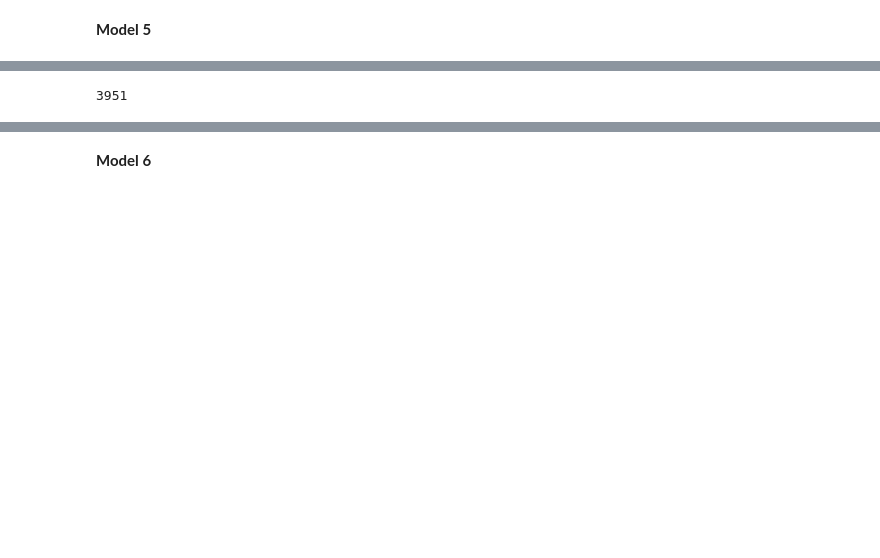
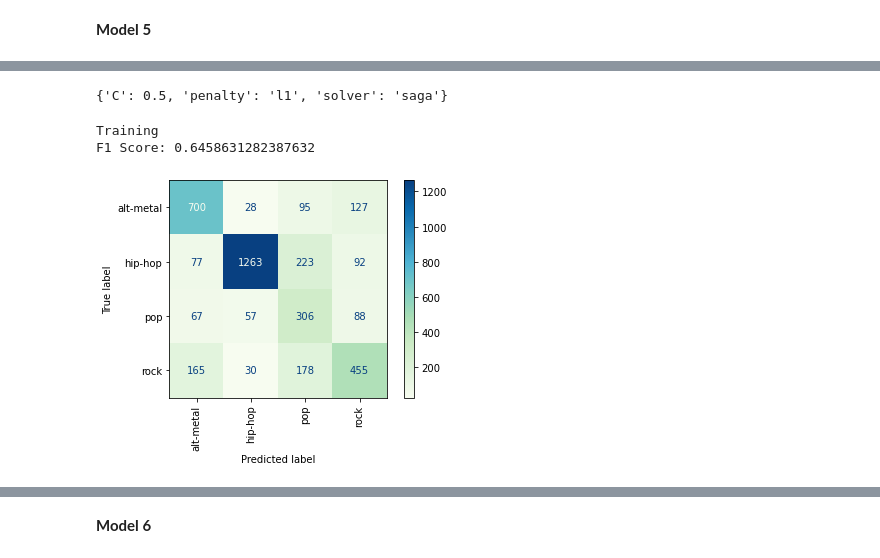
Before and after one commit to Hadryan/Music-Recommendation-System-24, a Jupyter notebook: Data-Modeling.ipynb, the cells around one changed output, grey strips where cells are left out. Cells and saved outputs as stored; diff of their text form; code cells hidden in the pictures; blank space fills up the shorter version.

```diff
--- a/Data-Modeling.ipynb
+++ b/Data-Modeling.ipynb
@@ -248,8 +290,16 @@ Accuracy Score: 0.744874715261959
 [figure]
 # %% [markdown]
 **Model 5**
+# %%
+lr_col_trans = ColumnTransformer(verbose=False,transformers=[
+    ('numerical', numerical_pipeline, numerical_columns),
+    ('categorical', categorical_pipeline, categorical_columns)
+])
+
+lr_train_transf = lr_col_trans.fit_transform(X_train)
+lr_test_transf = lr_col_trans.transform(X_test)
 # %%
-lr = LogisticRegression(max_iter = 10000, random_state=9, class_weight='balanced')
+lr2 = LogisticRegression(max_iter = 10000, random_state=9, class_weight='balanced')
 
 param_grid = [
     {
@@ -259,9 +309,9 @@ param_grid = [
     },
 ]
 
-gs_lr2 = GridSearchCV(lr, param_grid = param_grid,
+gs_lr2 = GridSearchCV(lr2, param_grid = param_grid,
                         scoring = 'f1_macro', n_jobs=-1, verbose=True)
-gs_lr2.fit(train_ohe, y_train)
+gs_lr2.fit(lr_train_transf, y_train)
 # %% [output]
 Fitting 5 folds for each of 18 candidates, totalling 90 fits
 [Parallel(n_jobs=-1)]: Using backend LokyBackend with 4 concurrent workers.
@@ -272,4 +326,11 @@ evaluation_report(gs_lr2, train_ohe, y_train)
-# %%
-evaluation_report(gs_lr2, test_ohe, y_test)
-# %% [output]
-3951
+# %%
+gs_lr2.best_params_
+# %% [output]
+{'C': 0.5, 'penalty': 'l1', 'solver': 'saga'}
+# %%
+print('Training')
+evaluation_report(gs_lr2, lr_train_transf, y_train)
+# %% [output]
+Training
+F1 Score: 0.6458631282387632
+[figure, added]
```
Also changed, not shown: parts of 28 cells of this notebook, 1 other file.
